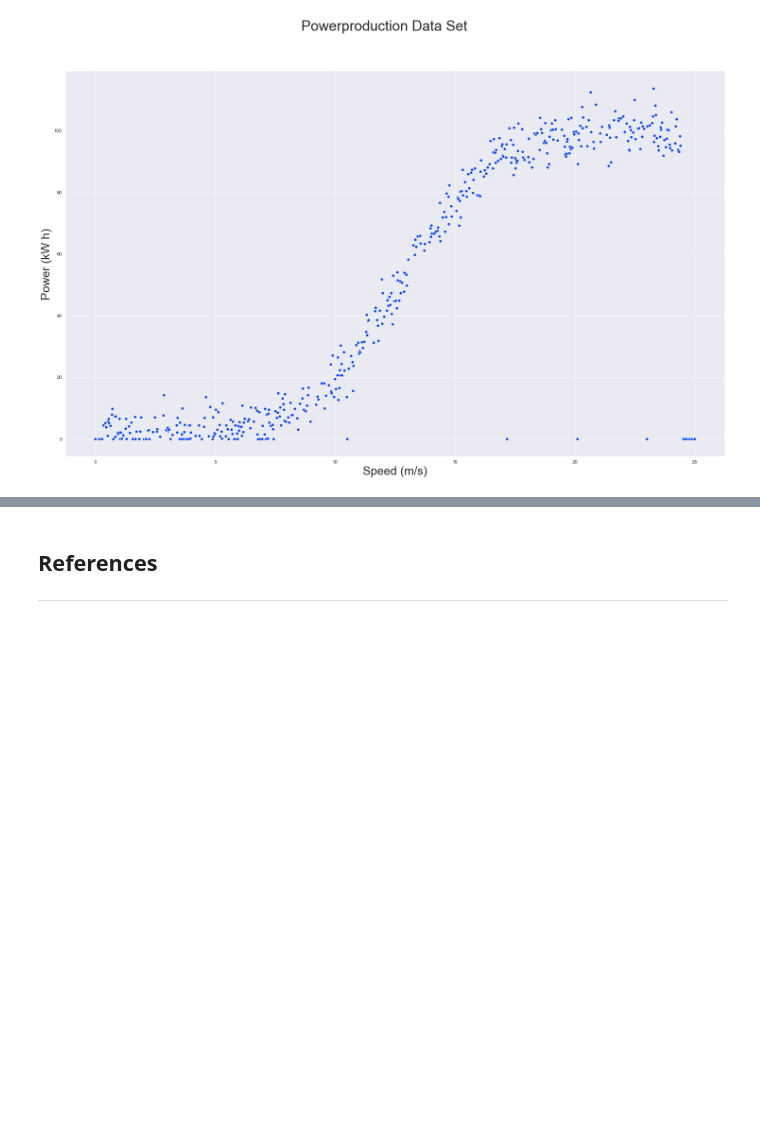
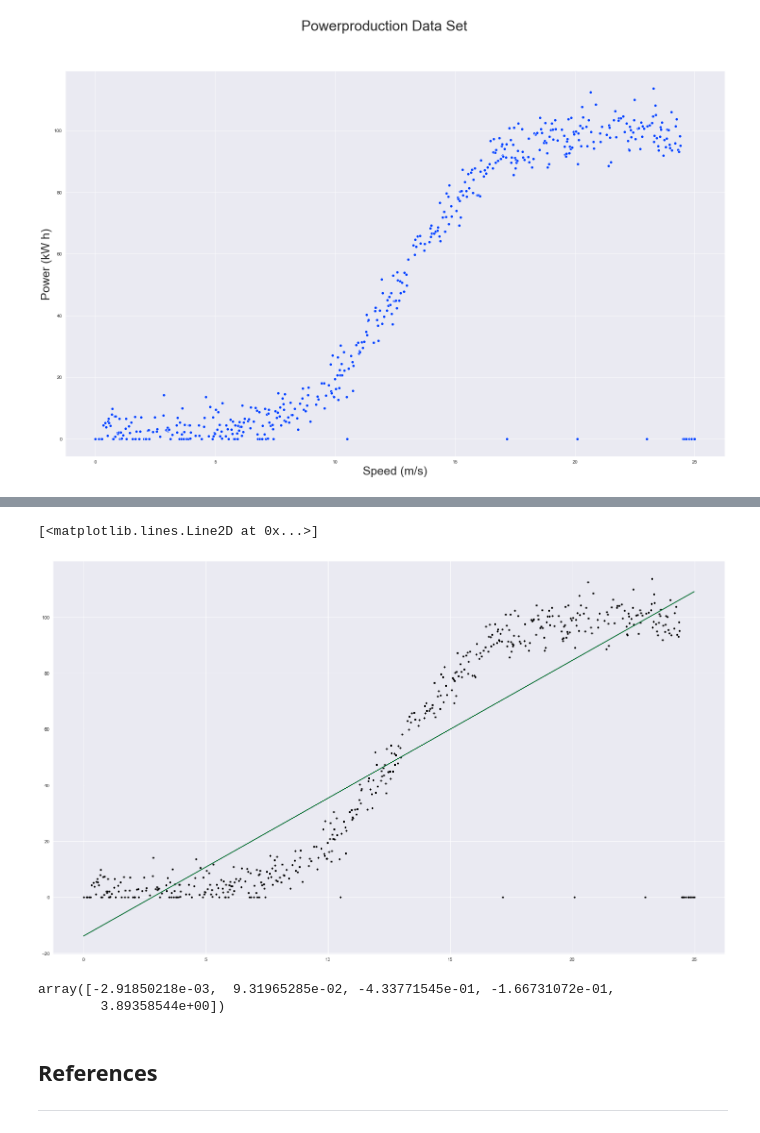
Before and after one commit to JPLee01/Fundamentals_of_Data_Analysis-Project_2020, a Jupyter notebook: Fundamentals of Data Analysis - Project 2020.ipynb, the cells around one changed output, grey strips where cells are left out. Cells and saved outputs as stored; diff of their text form; code cells hidden in the pictures; blank space fills up the shorter version.

```diff
--- a/Fundamentals of Data Analysis - Project 2020.ipynb
+++ b/Fundamentals of Data Analysis - Project 2020.ipynb
@@ -307,3 +353,18 @@ TypeError: cannot perform reduce with flexible type
+# %%
+# Plotting the dataset and its best fit lines
+plt.plot(powerproduction_dataset['speed'], powerproduction_dataset['power'], 'k.', label='Data');
+plt.plot(powerproduction_dataset['speed'], m * powerproduction_dataset['speed'] + c, 'b-', label='Best fit line')
+plt.plot(powerproduction_dataset['speed'], coeffs1[0] * powerproduction_dataset['speed'] + coeffs1[1], 'g-', label='$ y=mx+c $')
+# %% [output]
+[<matplotlib.lines.Line2D at 0x...>]
+[figure, added]
+# %%
+# Creation of best fit coefficient variables
+coeffs4 = np.polyfit(powerproduction_dataset['speed'], powerproduction_dataset['power'], 4)
+coeffs4
+# %% [output]
+array([-2.91850218e-03,  9.31965285e-02, -4.33771545e-01, -1.66731072e-01,
+        3.89358544e+00])
 # %% [markdown]
 ## References
 ----------------------------------------------------
```
Also changed, not shown: parts of 7 cells of this notebook.
